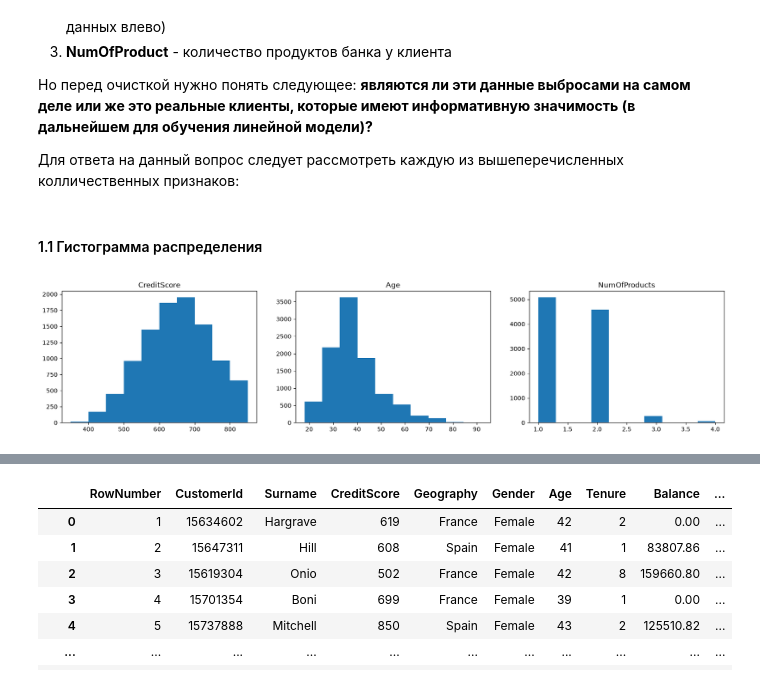
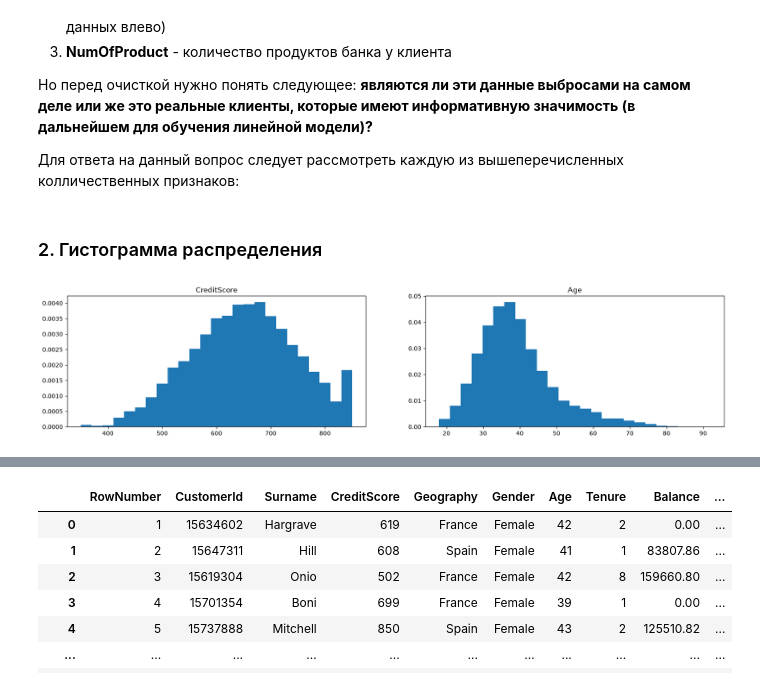
Before and after one commit to ddoszcx/bank-customer-churn, a Jupyter notebook: ПРОЕКТ (1).ipynb, the cells around one changed output, grey strips where cells are left out. Drawn from its saved outputs; the diff is of its cells as text; code cells hidden in the pictures.

```diff
--- a/ПРОЕКТ (1).ipynb
+++ b/ПРОЕКТ (1).ipynb
@@ -44,7 +36,6 @@
 
 **Важно:** RowNumber, CustomerId и Surname являются техническими индексами, которые не несут кокакого-либо математического смысла и исключается из дальнейшего анализа.
 # %%
-
 import matplotlib.pyplot as plt
 import pandas as pd
 import seaborn as sns
@@ -64,13 +55,11 @@ import warnings
 warnings.filterwarnings('ignore')
 
 
-df = pd.read_csv("/Users/senseyragu/Desktop/АНДАН/Churn_Modelling.csv")
+df = pd.read_csv("Churn_Modelling.csv")
 
 # Числовые (количественные) и категориальные/бинарные признаки
 numeric_cols = ['CreditScore', 'Age', 'Tenure', 'Balance', 'NumOfProducts', 'EstimatedSalary']
 categorical_cols = ['Geography', 'Gender', 'HasCrCard', 'IsActiveMember', "Exited"]
 
-df.shape
-
-df.dtypes
+df.info()
 # %% [output]
@@ -144,7 +157,7 @@ print(df_clean.duplicated().sum())  # проверка, что дубликат
 # %%
 #для определения выбросов в сформируем ящики с усами
 
-fig, ax = plt.subplots(1, len(numeric_cols), figsize=(30, 4))  # создаем сетку графиков с 1 строкой и n столбцами
+fig, ax = plt.subplots(nrows = 1, ncols = len(numeric_cols), figsize=(30, 4))  # создаем сетку графиков с 1 строкой и n столбцами
                                                                #(n - кол-во количественных признаков)
 
 for i in range(len(numeric_cols)):
@@ -163,14 +176,14 @@ for i in range(len(numeric_cols)):
 
 Для ответа на данный вопрос следует рассмотреть каждую из вышеперечисленных колличественных признаков:
 # %% [markdown]
-#### 1.1 Гистограмма распределения
+### 2. Гистограмма распределения
 # %%
 
-lst = ["CreditScore", "Age", "NumOfProducts"]
+lst = ["CreditScore", "Age"] # убрали NumOfProducts поскольку он не является непрерывнной переменной
 
-fig, ax = plt.subplots(1, 3, figsize=(20, 4)) # создаем сетку графиков с 1 строкой и 4 столбцами (для каждого признака в lst)
+fig, ax = plt.subplots(1, len(lst), figsize=(20, 4)) # создаем сетку графиков с 1 строкой и 2 столбцами (для каждого признака в lst)
 for i in range(len(lst)):
     ax[i].set_title(lst[i]) # добавляем заголовки на графики
-    ax[i].hist(df_clean[lst[i]]) # рисуем гистограммы
+    ax[i].hist(df_clean[lst[i]], bins = 25, density = True) # рисуем гистограммы
 # %% [output]
-[figure, old version]
+[figure, new version]
```
Also changed, not shown: parts of 30 cells of this notebook.
